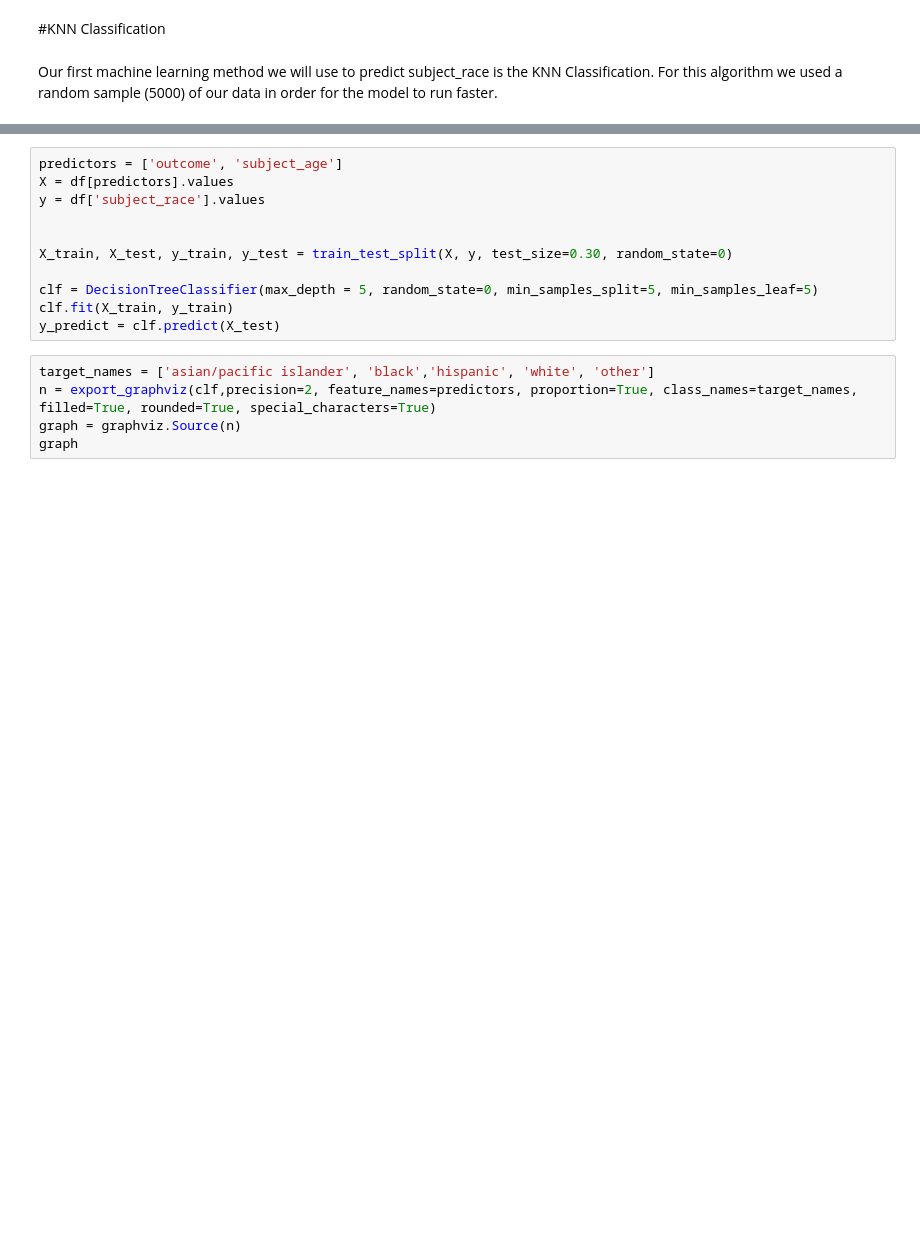
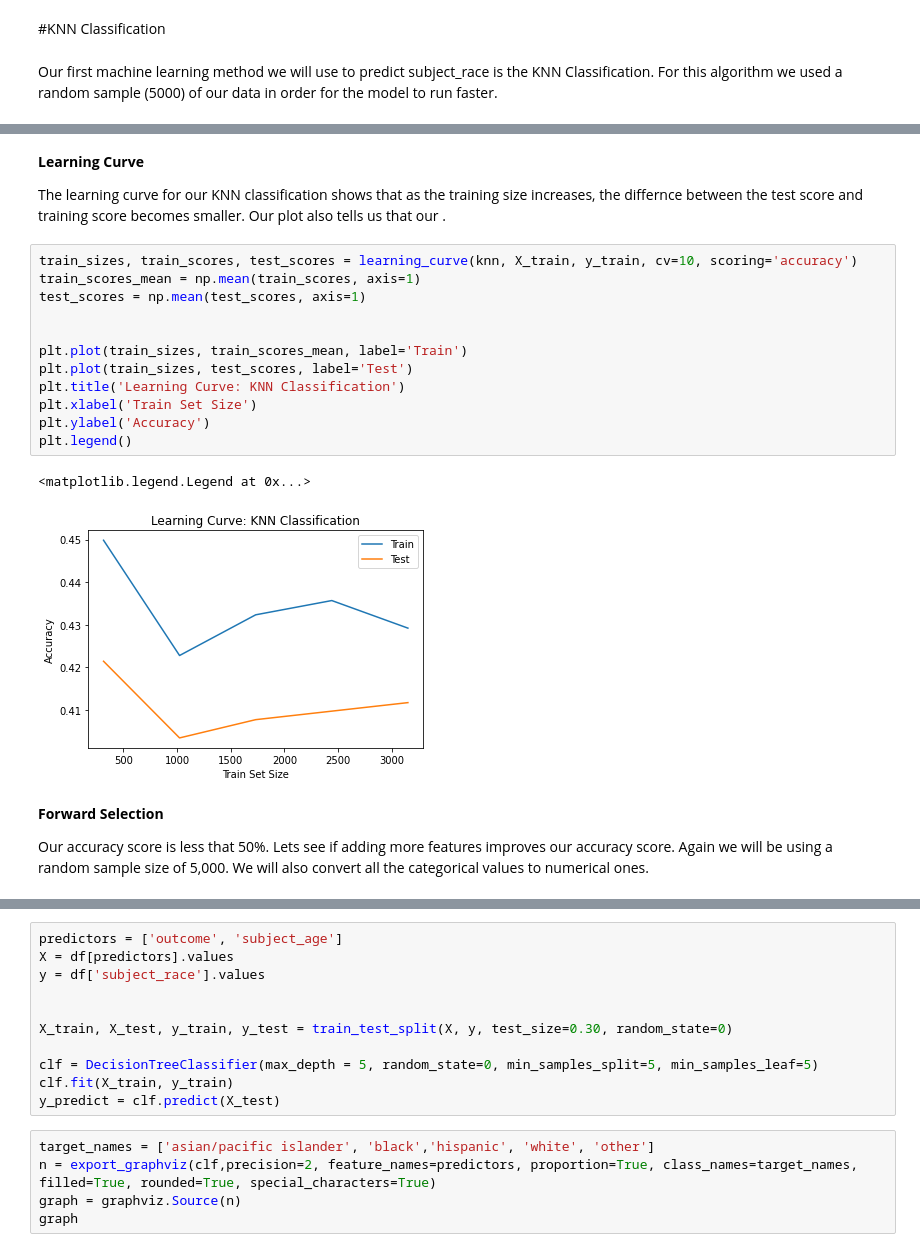
Before and after one commit to nimbuscloudservices/CST383-Project, a Jupyter notebook: cst383_project.ipynb, the cells around one changed output, grey strips where cells are left out. Drawn from its saved outputs; the diff is of its cells as text; blank space fills up the shorter version.

```diff
--- a/cst383_project.ipynb
+++ b/cst383_project.ipynb
@@ -273 +357,24 @@ Our first machine learning method we will use to predict subject_race is the KNN
+# %% [markdown]
+**Learning Curve**
+
+The learning curve for our KNN classification shows that as the training size increases, the differnce between the test score and training score becomes smaller. Our plot also tells us that our .
+# %%
+train_sizes, train_scores, test_scores = learning_curve(knn, X_train, y_train, cv=10, scoring='accuracy')
+train_scores_mean = np.mean(train_scores, axis=1)
+test_scores = np.mean(test_scores, axis=1)
+
+
+plt.plot(train_sizes, train_scores_mean, label='Train')
+plt.plot(train_sizes, test_scores, label='Test')
+plt.title('Learning Curve: KNN Classification')
+plt.xlabel('Train Set Size')
+plt.ylabel('Accuracy')
+plt.legend()
+# %% [output]
+<matplotlib.legend.Legend at 0x...>
+[figure, added]
+# %% [markdown]
+**Forward Selection**
+
+Our accuracy score is less that 50%. Lets see if adding more features improves our accuracy score. Again we will be using a random sample size of 5,000. We will also convert all the categorical values to numerical ones.
 # %%
```
Also changed, not shown: parts of 93 cells of this notebook.
